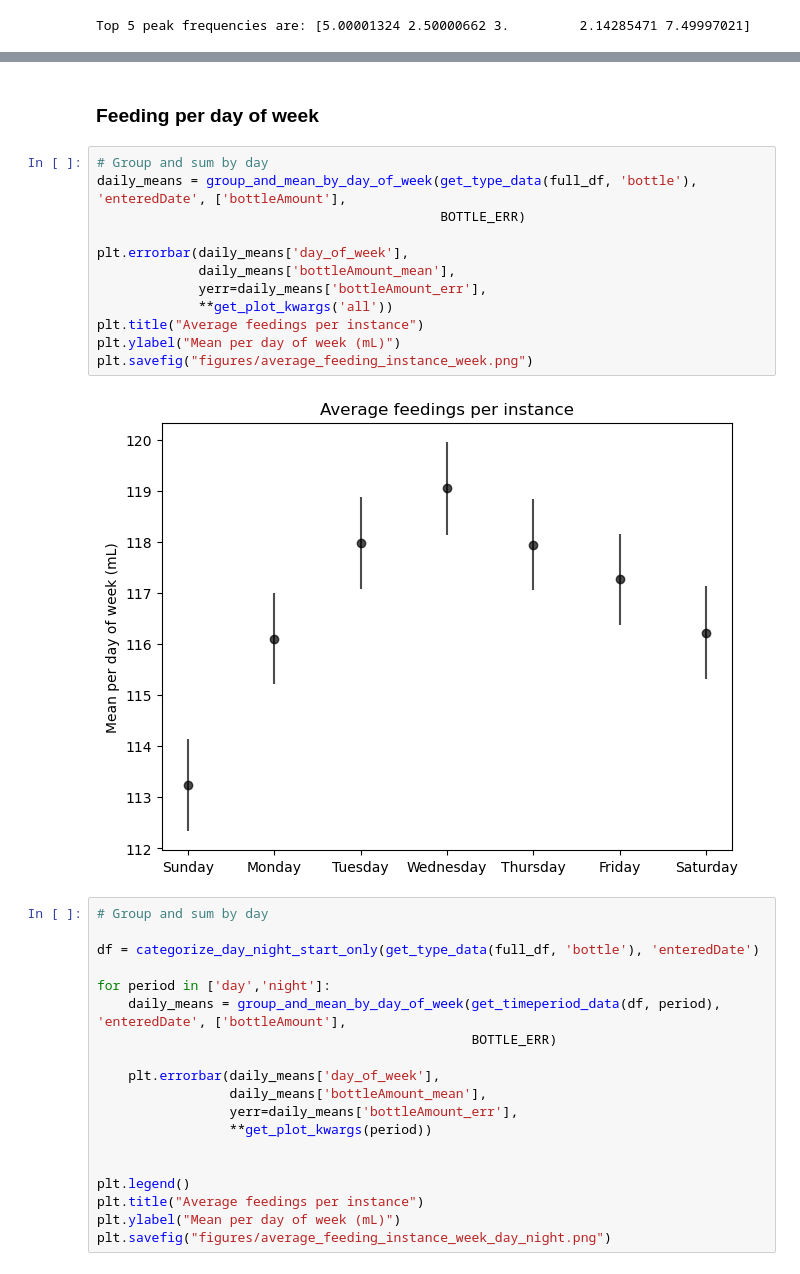
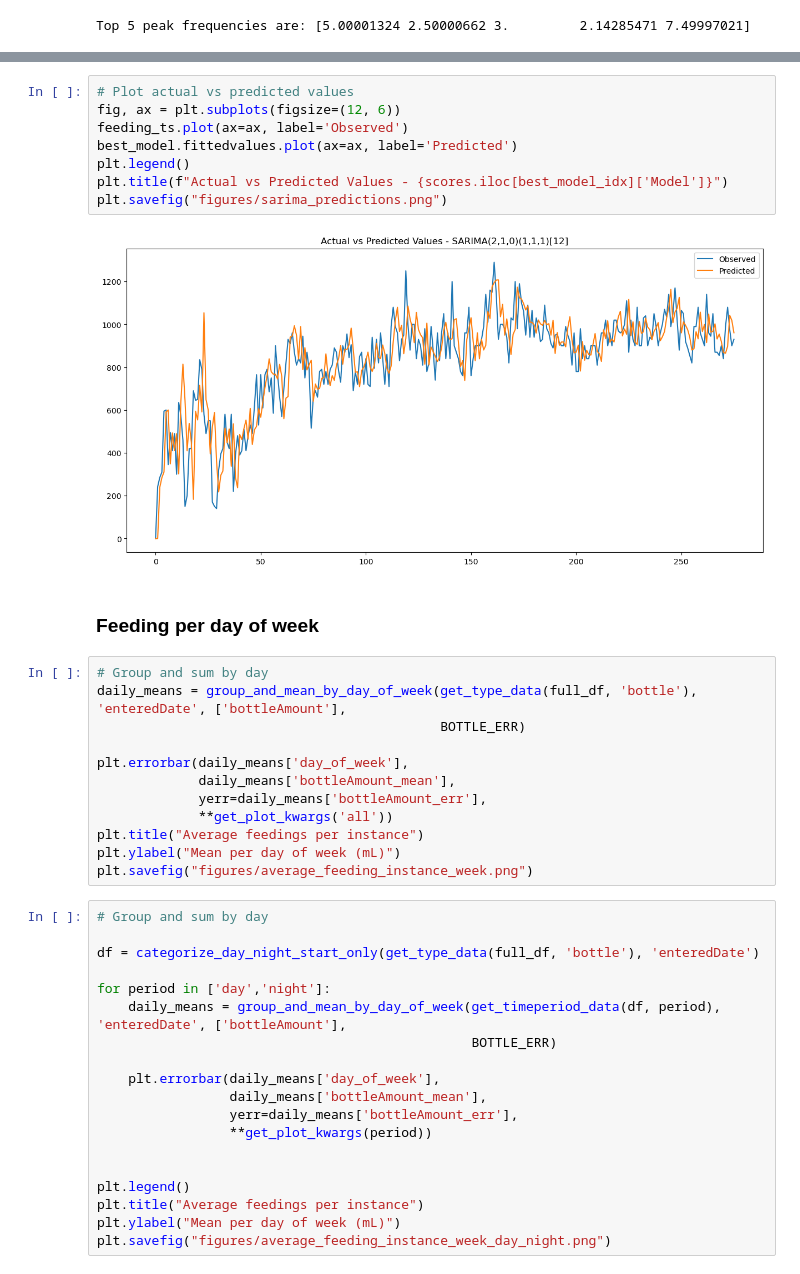
Before and after one commit to deividribeiro/baby_growth_tracking, a Jupyter notebook: mybaby.ipynb, the cells around one changed output, grey strips where cells are left out. Cells and saved outputs as stored; diff of their text form.

```diff
--- a/mybaby.ipynb
+++ b/mybaby.ipynb
@@ -249,19 +393,27 @@ Top 5 peak frequencies are: [5.00001324 2.50000662 3.         2.14285471 7.49997
+# %%
+# Plot actual vs predicted values
+fig, ax = plt.subplots(figsize=(12, 6))
+feeding_ts.plot(ax=ax, label='Observed')
+best_model.fittedvalues.plot(ax=ax, label='Predicted')
+plt.legend()
+plt.title(f"Actual vs Predicted Values - {scores.iloc[best_model_idx]['Model']}")
+plt.savefig("figures/sarima_predictions.png")
+# %% [output]
+[figure, added]
 # %% [markdown]
 ### Feeding per day of week
-# %%
-# Group and sum by day
-daily_means = group_and_mean_by_day_of_week(get_type_data(full_df, 'bottle'), 'enteredDate', ['bottleAmount'],
-                                            BOTTLE_ERR)
-
-plt.errorbar(daily_means['day_of_week'],
-             daily_means['bottleAmount_mean'],
-             yerr=daily_means['bottleAmount_err'],
-             **get_plot_kwargs('all'))
-plt.title("Average feedings per instance")
-plt.ylabel("Mean per day of week (mL)")
-plt.savefig("figures/average_feeding_instance_week.png")
-# %% [output]
-[figure, removed]
+# %%
+# Group and sum by day
+daily_means = group_and_mean_by_day_of_week(get_type_data(full_df, 'bottle'), 'enteredDate', ['bottleAmount'],
+                                            BOTTLE_ERR)
+
+plt.errorbar(daily_means['day_of_week'],
+             daily_means['bottleAmount_mean'],
+             yerr=daily_means['bottleAmount_err'],
+             **get_plot_kwargs('all'))
+plt.title("Average feedings per instance")
+plt.ylabel("Mean per day of week (mL)")
+plt.savefig("figures/average_feeding_instance_week.png")
 # %%
 # Group and sum by day
 
```
Also changed, not shown: parts of 5 cells of this notebook.
